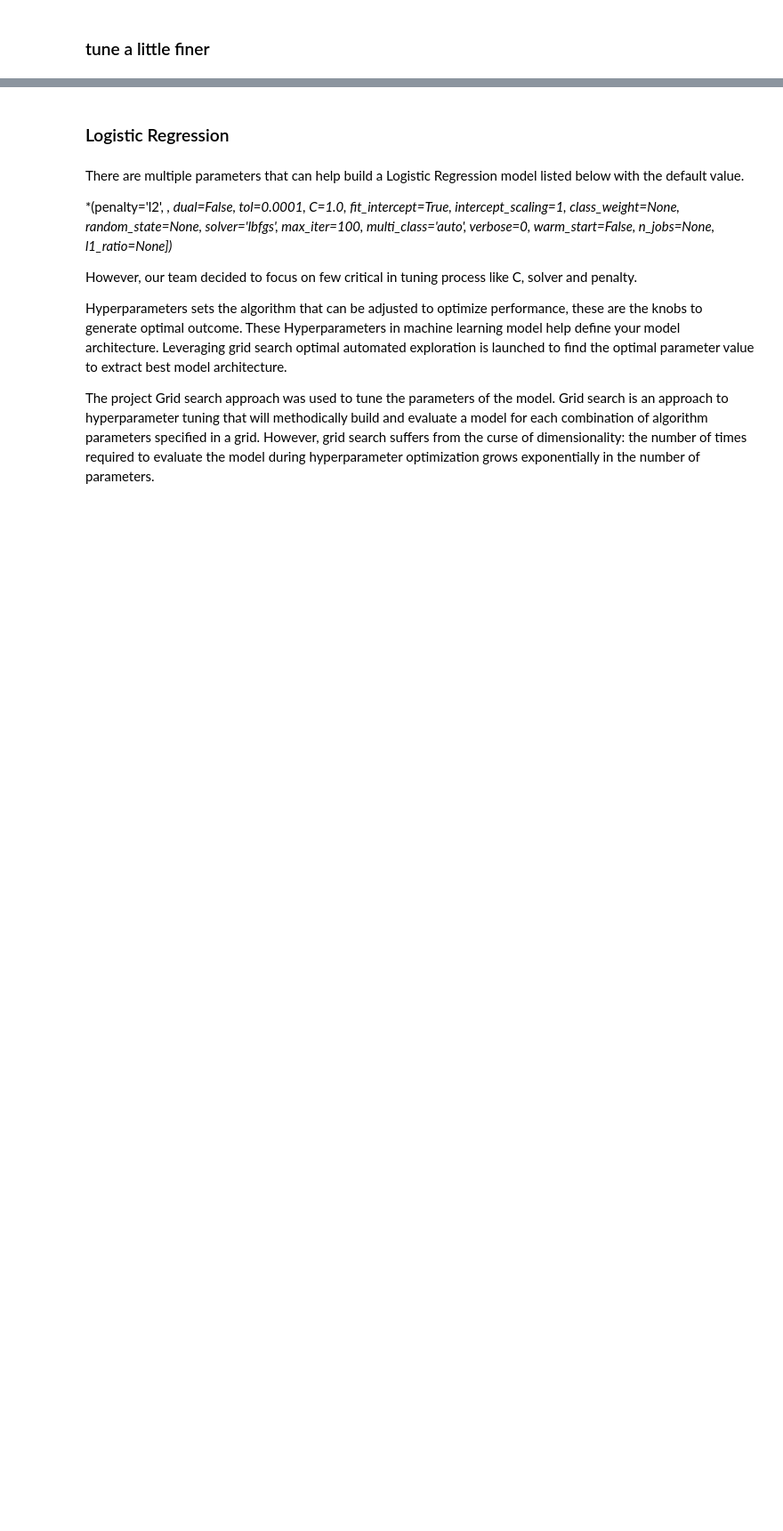
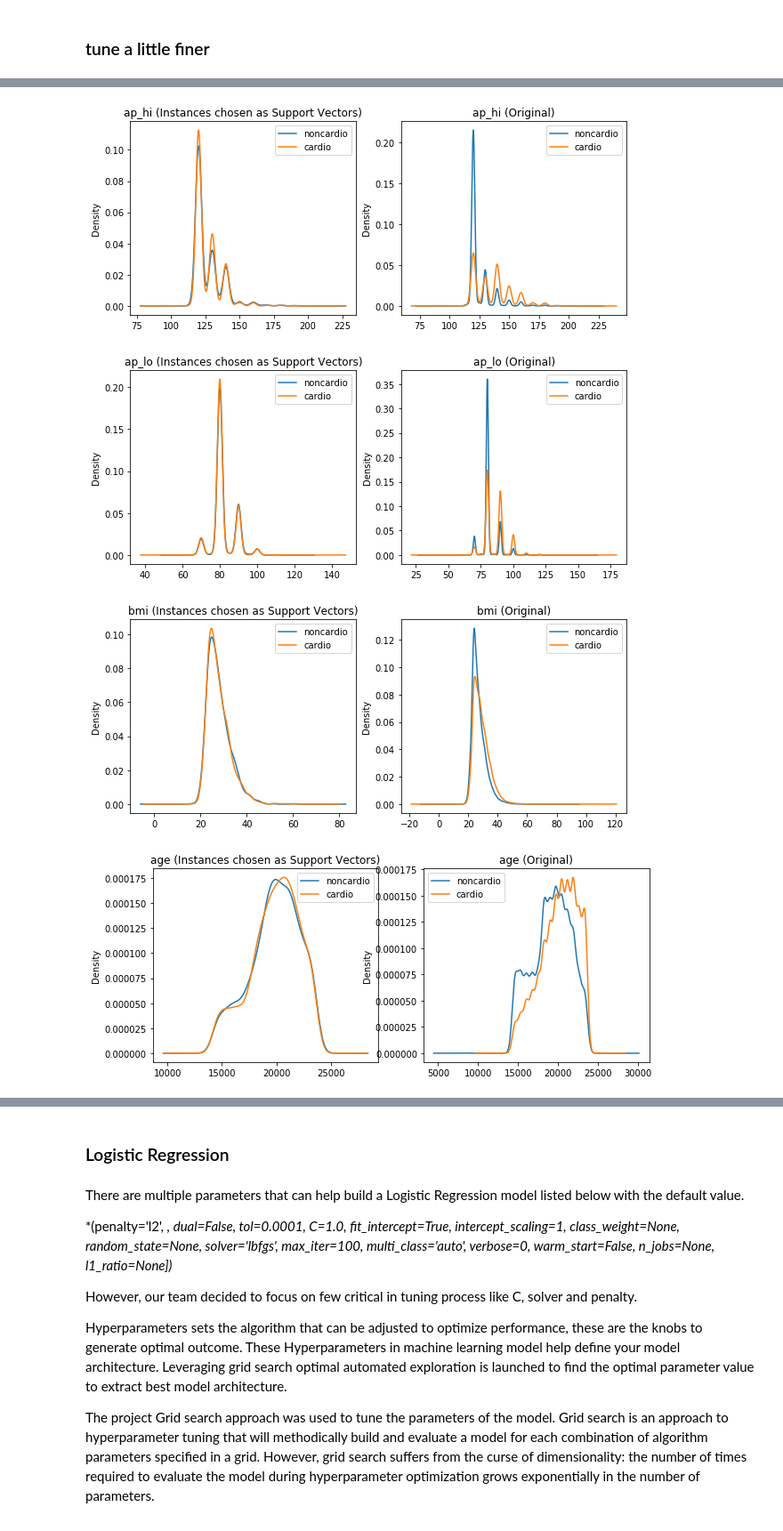
Before and after one commit to tinapai/SMUMSDS-ML1, a Jupyter notebook: Minilab.ipynb, the cells around one changed output, grey strips where cells are left out. Shown: that part at 89% size. Cells and saved outputs as stored; diff of their text form; code cells hidden in the pictures; blank space fills up the shorter version.

```diff
--- a/Minilab.ipynb
+++ b/Minilab.ipynb
@@ -337,0 +383,27 @@ alpha 0.590000 : accuracy=0.684
+# %%
+# group the original data and the support vectors
+df_grouped_support = df_support.groupby(['cardio'])
+df_grouped = df.groupby(['cardio'])
+
+# plot KDE of Different variables
+
+vars_to_plot =['ap_hi', 'ap_lo', 'bmi', 'age', 'cholesterol']
+
+for v in vars_to_plot:
+    pyplot.figure(figsize=(10,4))
+    # plot support vector stats
+    pyplot.subplot(1,2,1)
+    ax = df_grouped_support[v].plot.kde()
+    pyplot.legend(['noncardio','cardio'])
+    pyplot.title(v+' (Instances chosen as Support Vectors)')
+
+    # plot original distributions
+    pyplot.subplot(1,2,2)
+    ax = df_grouped[v].plot.kde()
+    pyplot.legend(['noncardio','cardio'])
+    pyplot.title(v+' (Original)')
+# %% [output]
+[figure, added]
+[figure, added]
+[figure, added]
+[figure, added]
```
Also changed, not shown: parts of 179 cells of this notebook.
